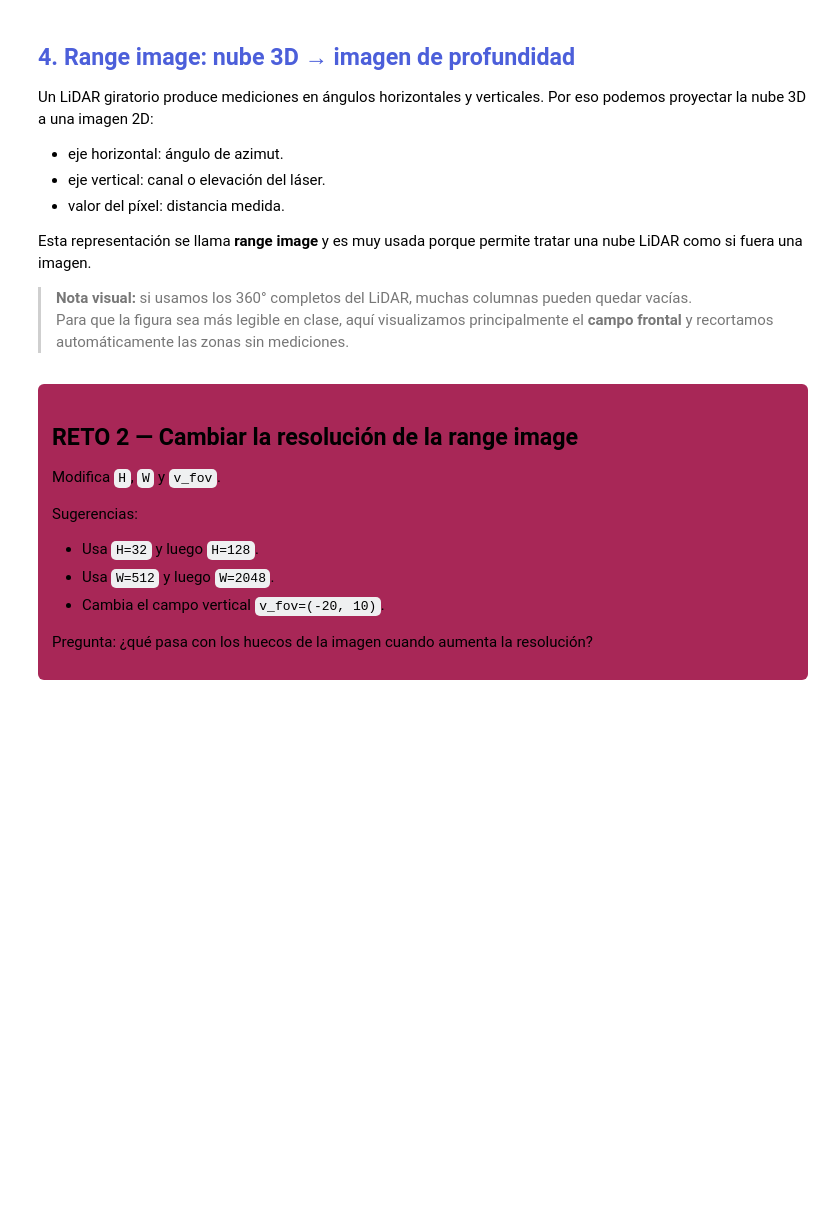
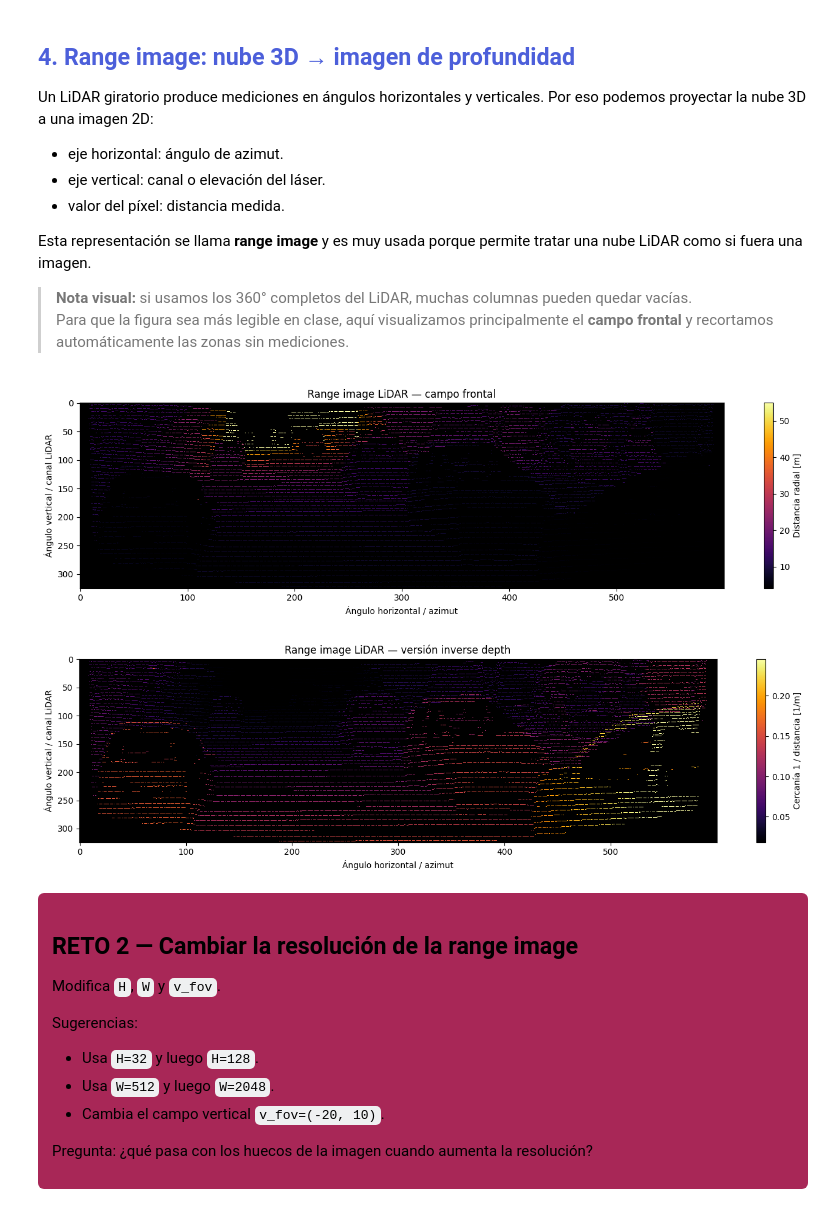
Before and after one commit to juanfex6/Hands-on-Computer-Vision, a Jupyter notebook: sesiones/sesion6/Sesion6_1_LiDAR.ipynb, the cells around one changed output. Drawn from its saved outputs; the diff is of its cells as text; code cells hidden in the pictures; blank space fills up the shorter version.

```diff
--- a/sesiones/sesion6/Sesion6_1_LiDAR.ipynb
+++ b/sesiones/sesion6/Sesion6_1_LiDAR.ipynb
@@ -457,7 +468,7 @@ xyz = points[:, :3]
 ranges = np.linalg.norm(xyz, axis=1)
 
 # TODO: cambia este valor y vuelve a ejecutar.
-max_range_reto = 70 # metros
+max_range_reto =100 # metros
 
 mask_close = ranges < max_range_reto
 points_close = points[mask_close]
@@ -488,29 +502,32 @@ Esta representación se llama **range image** y es muy usada porque permite trat
 # %%
 #@title Crear y visualizar range image
 
 range_img = compute_range_image(
     points_close,
-    H=64,
-    W=512,
+    H=512,
+    W=1024,
     v_fov=(-25, 3),
     h_fov=(-70, 70),
     min_range=0.5,
     max_range=80.0
 )
 
 plot_range_image(
     range_img,
     title="Range image LiDAR — campo frontal",
     crop=True,
     inverse_depth=False
 )
 
 plot_range_image(
     range_img,
     title="Range image LiDAR — versión inverse depth",
     crop=True,
     inverse_depth=True
 )
+# %% [output]
+[figure, added]
+[figure, added]
 # %% [markdown]
 <div style="background-color:#a82757; padding:14px; border-left:6px solid ##f2facf; border-radius:6px">
 
```
Also changed, not shown: parts of 6 cells of this notebook.
